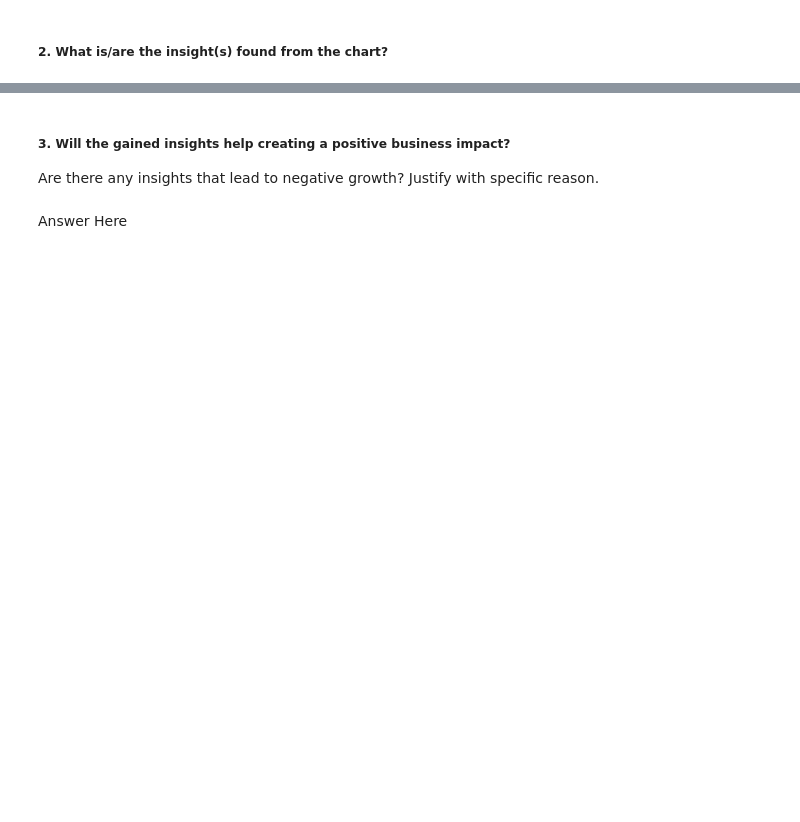
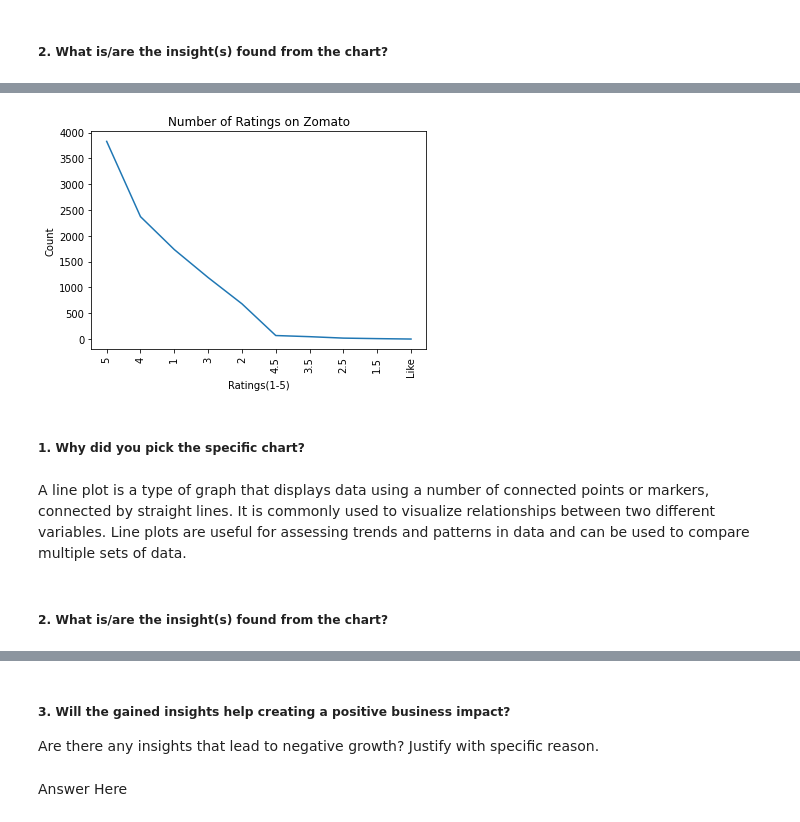
Before and after one commit to v1git12/Capstone-Project-4-Zomato-Restraurant-Clustering-And-Sentiment-Analysis, a Jupyter notebook: Zomato_Restaurant_Clustering_&_Sentiment_Analysis.ipynb, the cells around one changed output, grey strips where cells are left out. Saved outputs shown, nothing was run; the diff lists cells and outputs as text; code cells hidden in the pictures; blank space fills up the shorter version.

```diff
--- a/Zomato_Restaurant_Clustering_&_Sentiment_Analysis.ipynb
+++ b/Zomato_Restaurant_Clustering_&_Sentiment_Analysis.ipynb
@@ -1163,0 +1236,15 @@ Answer Here
+# %%
+# GRAPH - 2
+# create a line plot on ratings
+sns.lineplot(x='Ratings(1-5)', y='Count', data=ratings_df)
+plt.title('Number of Ratings on Zomato')
+plt.xticks(rotation=90)
+plt.show()
+# %% [output]
+[figure, added]
+# %% [markdown]
+##### 1. Why did you pick the specific chart?
+# %% [markdown]
+A line plot is a type of graph that displays data using a number of connected points or markers, connected by straight lines. It is commonly used to visualize relationships between two different variables. Line plots are useful for assessing trends and patterns in data and can be used to compare multiple sets of data.
+# %% [markdown]
+##### 2. What is/are the insight(s) found from the chart?
```
Also changed, not shown: parts of 161 cells of this notebook.
